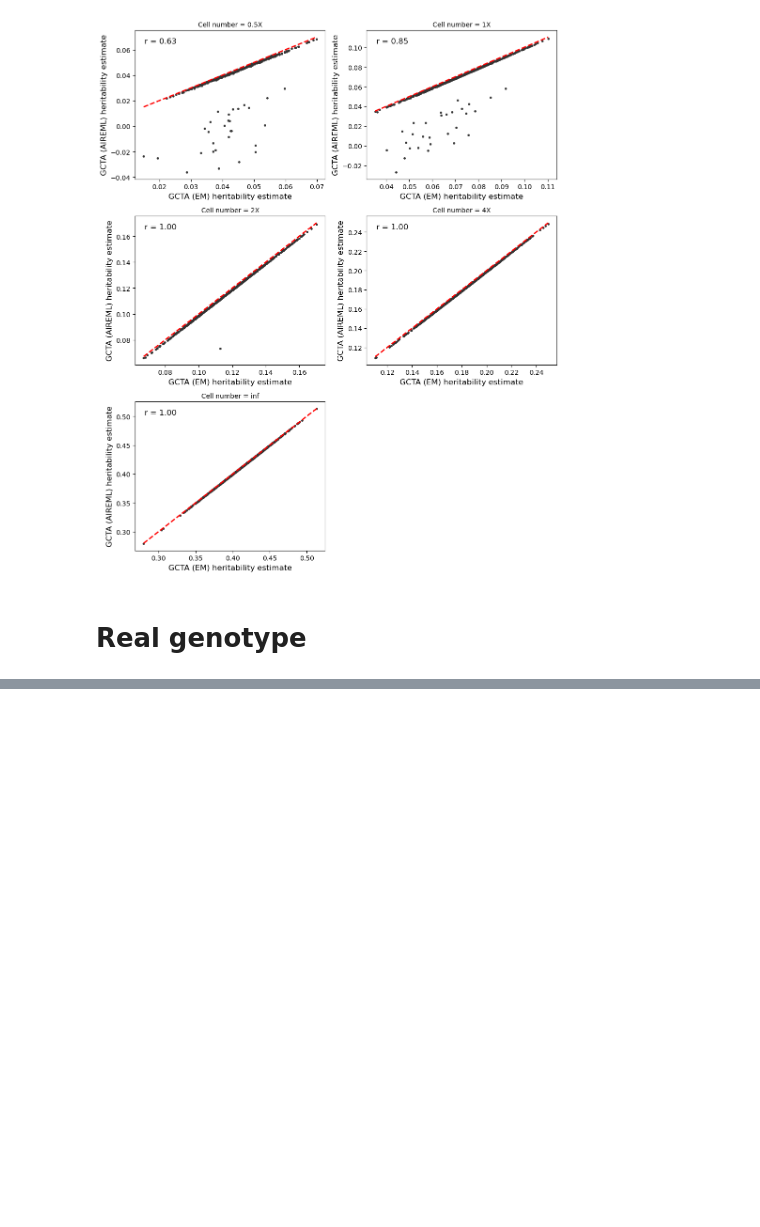
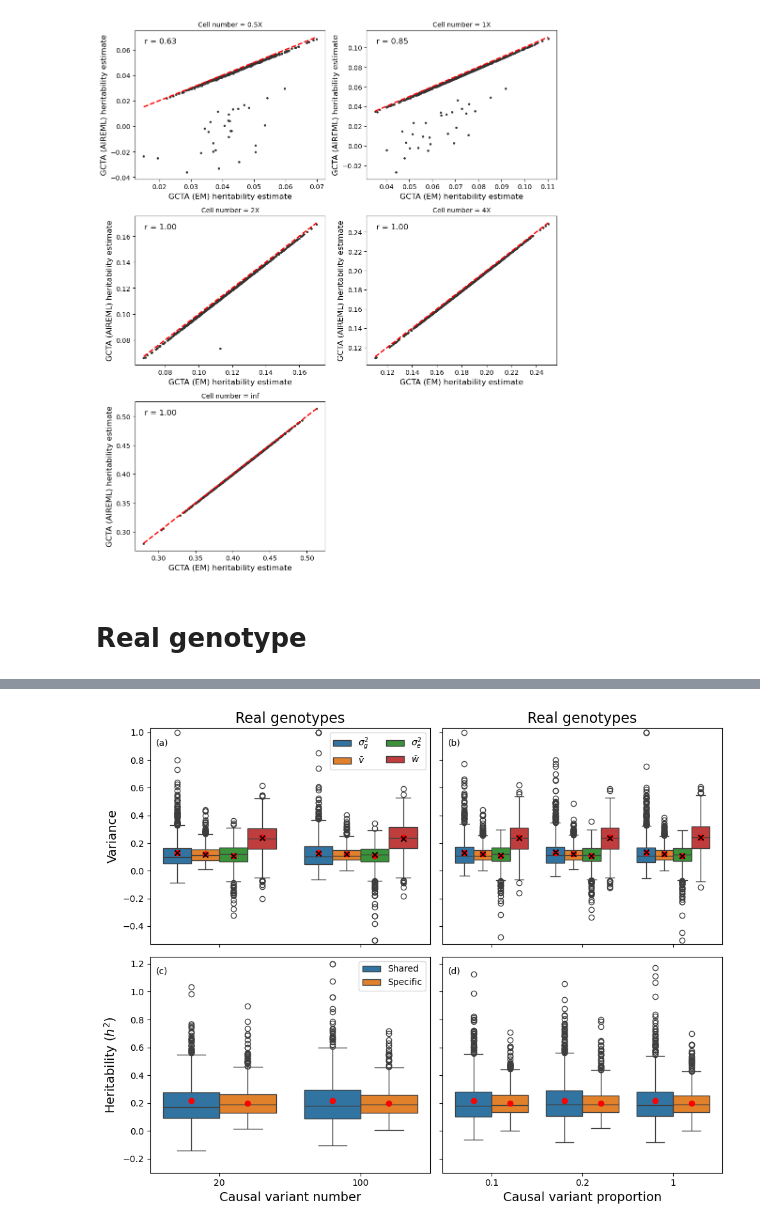
Before and after one commit to Minhui-Chen/CIGMA, a Jupyter notebook: workflow/notebook/fig2.ipynb, the cells around one changed output, grey strips where cells are left out. Cells and saved outputs as stored; diff of their text form; code cells hidden in the pictures; blank space fills up the shorter version.

```diff
--- a/workflow/notebook/fig2.ipynb
+++ b/workflow/notebook/fig2.ipynb
@@ -2848,0 +2255,2 @@ dict_keys(['hom_g2', 'hom_e2', 'V', 'W', 'shared_h2', 'specific_h2', 'r2', 'ctnu
+# %%
+realgeno = np.load('../../analysis/sim/free5/yazar/AGGss.he.npy', allow_pickle=True).item()
@@ -2848,0 +2289,78 @@ dict_keys(['hom_g2', 'hom_e2', 'V', 'W', 'shared_h2', 'specific_h2', 'r2', 'ctnu
+# %%
+## calculate simulated h2
+ss_Vs = np.load('../../analysis/sim/free/AGGss.true_V.npy', allow_pickle=True).item()
+ss_Ws = np.load('../../analysis/sim/free/AGGss.true_W.npy', allow_pickle=True).item()
+key = '1000'
+V, W = ss_Vs[key], ss_Ws[key]
+V_bar, W_bar = np.mean(np.diag(V)), np.mean(np.diag(W))
+vars = [Hom_g2, V_bar, Hom_e2, W_bar]
+print(Hom_g2, V_bar, Hom_e2, W_bar)
+
+ss_shared_h2 = Hom_g2 / (Hom_g2 + V_bar + Hom_e2 + W_bar)
+ss_specific_h2 = V_bar / (Hom_g2 + V_bar + Hom_e2 + W_bar)
+print(ss_shared_h2, ss_specific_h2)
+
+
+# plot
+fig, axes = plt.subplots(2, 2, figsize=(10, 8), sharey= 'row', sharex='col')
+
+# ss = 1000 and 20 or 100 variants
+ax = axes[0, 0]
+tmp_raw = df.loc[(df['Sample size'] == '1000') & (df['Causal variant number'].isin(['20', '100']))]
+tmp = tmp_raw.melt(id_vars=['Causal variant number'], value_vars=['hom_g2', 'v', 'hom_e2', 'w'], var_name='Category', value_name='h2')
+tmp['h2'] = tmp['h2'].clip(-.5, 1)
+sns.boxplot(data=tmp, x='Causal variant number', y='h2', hue='Category', ax=ax)
+ax.set_ylabel('Variance', fontsize=14)
+ax.text(0.02, 0.92, "(a)", transform=ax.transAxes)
+# change legend
+handles, labels = ax.get_legend_handles_labels()
+new_labels = [r'$\sigma_g^2$', r'$\bar{v}$', r'$\sigma_e^2$', r'$\bar{w}$']
+ax.legend(handles, new_labels, fontsize=10, ncol=2)
+xs = plot.snsbox_get_x(tmp['Causal variant number'].nunique(), 4)
+ax.scatter(xs, vars * 2, color='r', zorder=10)
+ax.scatter(xs, tmp_raw.groupby('Causal variant number')[['hom_g2', 'v', 'hom_e2', 'w']].mean().values.flatten(), color='k', zorder=10, marker='x')
+ax.set_ylim((-.53, 1.03))
+ax.set_title('Real genotypes', fontsize=16)
+
+# ss = 1000 and 0.1, 0.2, 1 variants
+ax = axes[0, 1]
+tmp_raw = df.loc[(df['Sample size'] == '1000') & (df['Causal variant number'].isin(['0.1', '0.2', '1']))]
+tmp = tmp_raw.melt(id_vars=['Causal variant number'], value_vars=['hom_g2', 'v', 'hom_e2', 'w'], var_name='Category', value_name='h2')
+tmp['h2'] = tmp['h2'].clip(-.5, 1)
+sns.boxplot(data=tmp, x='Causal variant number', y='h2', hue='Category', ax=ax)
+ax.text(0.02, 0.92, "(b)", transform=ax.transAxes)
+ax.legend().set_visible(False)
+xs = plot.snsbox_get_x(tmp['Causal variant number'].nunique(), 4)
+ax.scatter(xs, vars * 3, color='r', zorder=10)
+ax.scatter(xs, tmp_raw.groupby('Causal variant number')[['hom_g2', 'v', 'hom_e2', 'w']].mean().values.flatten(), color='k', zorder=10, marker='x')
+ax.set_title('Real genotypes', fontsize=16)
+
+
+# ss = 1000 and 20 or 100 variants
+ax = axes[1, 0]
+tmp = realgeno_df.loc[(realgeno_df['Sample size'] == '1000') & (realgeno_df['Causal variant number'].isin(['20', '100']))]
+tmp = tmp.melt(id_vars=['Causal variant number'], value_vars=['Shared', 'Specific'], var_name='Category', value_name='h2')
+tmp['h2'] = tmp['h2'].clip(np.nan, 1.2)
+sns.boxplot(data=tmp, x='Causal variant number', y='h2', hue='Category', ax=ax)
+ax.set_ylabel(r'Heritability ($h^2$)', fontsize=14)
+ax.set_xlabel('Causal variant number', fontsize=14)
+ax.text(0.02, 0.92, "(c)", transform=ax.transAxes)
+ax.legend()
+xs = plot.snsbox_get_x(tmp['Causal variant number'].nunique(), 2)
+ax.scatter(xs, [ss_shared_h2, ss_specific_h2] * 2, color='r', zorder=10, label='True shared $h^2$')
+ax.set_ylim((-.3, 1.25))
+
+# ss = 1000 and 0.1, 0.2, 1 variants
+ax = axes[1, 1]
+tmp = realgeno_df.loc[(realgeno_df['Sample size'] == '1000') & (realgeno_df['Causal variant number'].isin(['0.1', '0.2', '1']))]
+tmp = tmp.melt(id_vars=['Causal variant number'], value_vars=['Shared', 'Specific'], var_name='Category', value_name='h2')
+tmp['h2'] = tmp['h2'].clip(np.nan, 1.2)
+sns.boxplot(data=tmp, x='Causal variant number', y='h2', hue='Category', ax=ax)
+ax.set_xlabel('Causal variant proportion', fontsize=14)
+ax.text(0.02, 0.92, "(d)", transform=ax.transAxes)
+ax.legend().set_visible(False)
+xs = plot.snsbox_get_x(tmp['Causal variant number'].nunique(), 2)
+ax.scatter(xs, [ss_shared_h2, ss_specific_h2] * 3, color='r', zorder=10, label='True shared $h^2$')
+
+fig.tight_layout()
+# %% [output]
@@ -2848,0 +2377 @@ dict_keys(['hom_g2', 'hom_e2', 'V', 'W', 'shared_h2', 'specific_h2', 'r2', 'ctnu
+[figure, added]
```
Also changed, not shown: parts of 41 cells of this notebook, 3 other files.
